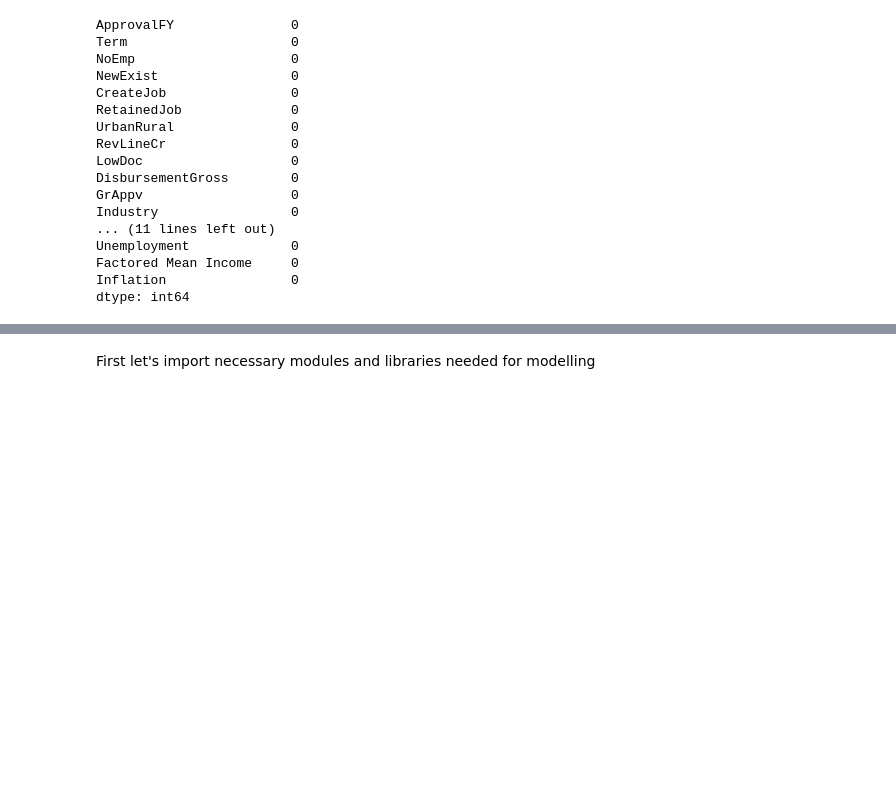
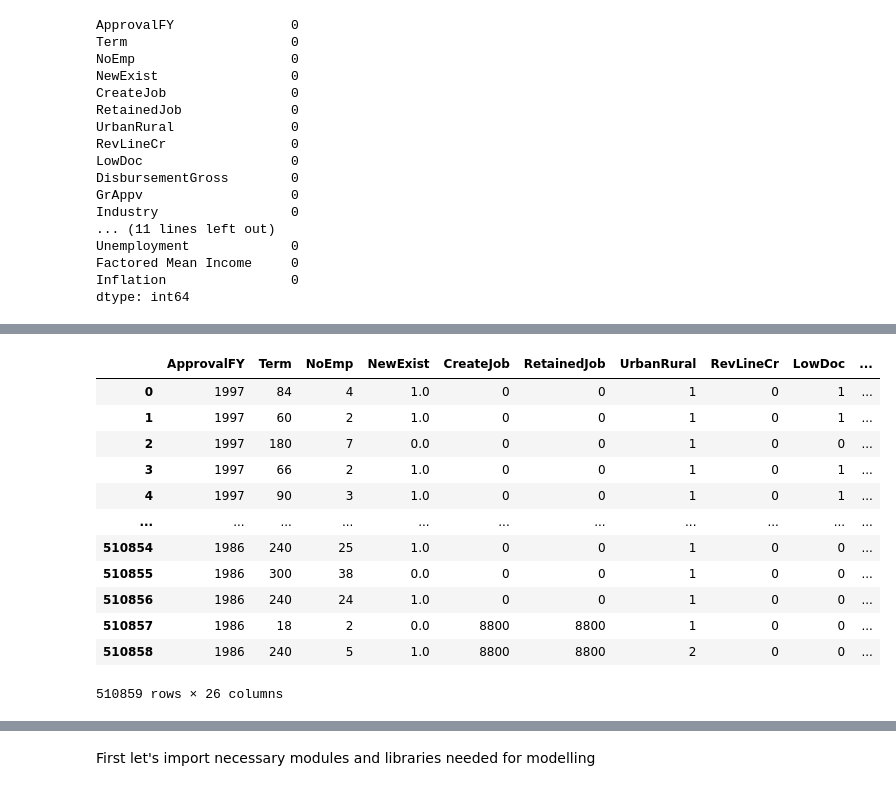
Before and after one commit to CIV2T1PEY/CIV1498-Group-Project, a Jupyter notebook: Final.ipynb, the cells around one changed output, grey strips where cells are left out. Drawn from its saved outputs; the diff is of its cells as text; code cells hidden in the pictures; blank space fills up the shorter version.

```diff
--- a/Final.ipynb
+++ b/Final.ipynb
@@ -2143,0 +2255,16 @@ dtype: int64
+# %%
+FinalDFforModelling
+# %% [output]
+|  | ApprovalFY | Term | NoEmp | NewExist | CreateJob | RetainedJob | UrbanRural | RevLineCr | LowDoc | ... |
+| 0 | 1997 | 84 | 4 | 1.0 | 0 | 0 | 1 | 0 | 1 | ... |
+| 1 | 1997 | 60 | 2 | 1.0 | 0 | 0 | 1 | 0 | 1 | ... |
+| 2 | 1997 | 180 | 7 | 0.0 | 0 | 0 | 1 | 0 | 0 | ... |
+| 3 | 1997 | 66 | 2 | 1.0 | 0 | 0 | 1 | 0 | 1 | ... |
+| 4 | 1997 | 90 | 3 | 1.0 | 0 | 0 | 1 | 0 | 1 | ... |
+| ... | ... | ... | ... | ... | ... | ... | ... | ... | ... | ... |
+| 510854 | 1986 | 240 | 25 | 1.0 | 0 | 0 | 1 | 0 | 0 | ... |
+| 510855 | 1986 | 300 | 38 | 0.0 | 0 | 0 | 1 | 0 | 0 | ... |
+| 510856 | 1986 | 240 | 24 | 1.0 | 0 | 0 | 1 | 0 | 0 | ... |
+| 510857 | 1986 | 18 | 2 | 0.0 | 8800 | 8800 | 1 | 0 | 0 | ... |
+| 510858 | 1986 | 240 | 5 | 1.0 | 8800 | 8800 | 2 | 0 | 0 | ... |
+510859 rows × 26 columns
```
Also changed, not shown: parts of 46 cells of this notebook.
